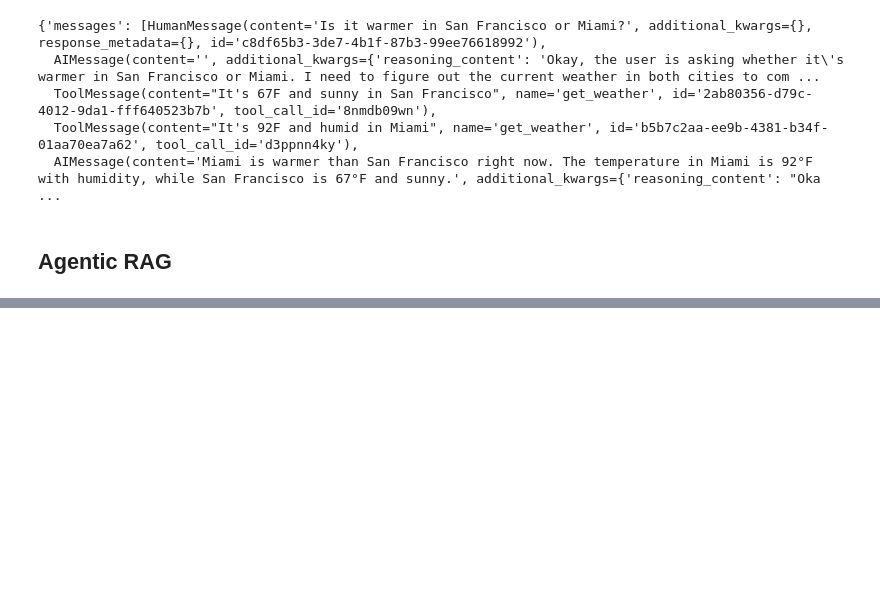
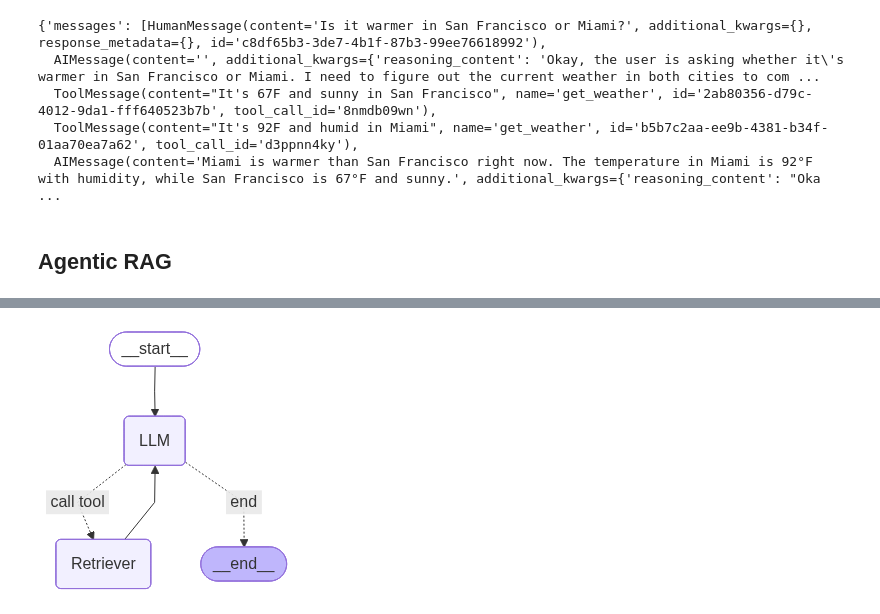
Before and after one commit to kmehrad/Agentic-AI, a Jupyter notebook: notebooks/langgraph_agentic_rag.ipynb, the cells around one changed output, grey strips where cells are left out. Cells and saved outputs as stored; diff of their text form; code cells hidden in the pictures; blank space fills up the shorter version.

```diff
--- a/notebooks/langgraph_agentic_rag.ipynb
+++ b/notebooks/langgraph_agentic_rag.ipynb
@@ -143,4 +143,10 @@ agent.invoke({"messages": ["Is it warmer in San Francisco or Miami?"]})
   AIMessage(content='Miami is warmer than San Francisco right now. The temperature in Miami is 92°F with humidity, while San Francisco is 67°F and sunny.', additional_kwargs={'reasoning_content': "Oka ...
 # %% [markdown]
 ## Agentic RAG
+# %%
+project_root = Path().cwd().parent
+
+load_dotenv(project_root / ".env")
+
+assert os.getenv("GROQ_API_KEY"), "Please put API KEY in '.env'"
 # %%
@@ -147,0 +201,59 @@ path1 =
+# %%
+retriever = vector_store.as_retriever(
+    search_type="similarity",
+    search_kwargs={"k": 5},
+)
+
+@tool
+def retrieve_information(query: str):
+    """
+    A tool to retrieve relevant information from the knowldge base for a given query
+    """
+    results = retriever.invoke(query)
+    return results
+# %%
+
+class RAGState(TypedDict):
+    messages: Annotated[Sequence[BaseMessage], add_messages]
+
+
+llm = ChatGroq(
+    model="qwen/qwen3-32b",
+    temperature=0,
+    reasoning_format="hidden"
+).bind_tools([retrieve_information])
+
+def call_llm(state: RAGState) -> RAGState:
+    system_prompt = SystemMessage("""
+You are a helpful assistant. To answer user's questions about convolution / transformers / diffusion,
+look up relevent information from the knowledge base.
+""")
+    response = llm.invoke([system_prompt] + state["messages"])
+    return {
+        "messages": response
+    }
+
+
+def decide_next_action(state: RAGState) -> str:
+    last_message = state["messages"][-1]
+    if hasattr(last_message, "tool_calls") and last_message.tool_calls:
+        return "call tool"
+    else:
+        return "end"
+
+builder = StateGraph(RAGState)
+builder.add_node("LLM", call_llm)
+tool_node = ToolNode(tools=[retrieve_information])
+builder.add_node("Retriever", tool_node)
+builder.add_edge(START, "LLM")
+builder.add_conditional_edges(
+    "LLM",
+    decide_next_action,
+    {"call tool": "Retriever", "end": END}
+)
+builder.add_edge("Retriever", "LLM")
+graph = builder.compile()
+
+display(graph)
+# %% [output]
+[figure, added]
```
Also changed, not shown: parts of 4 cells of this notebook.
